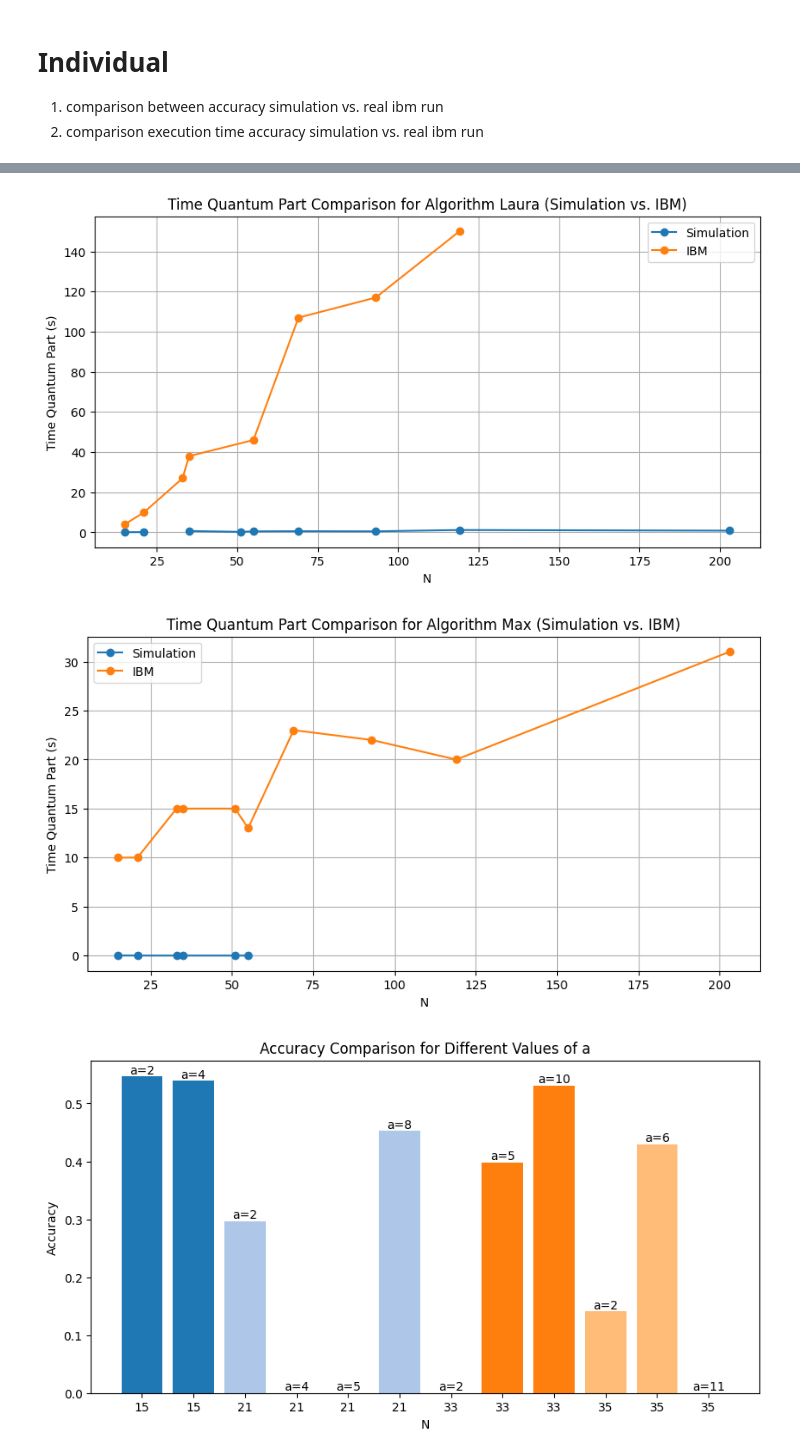
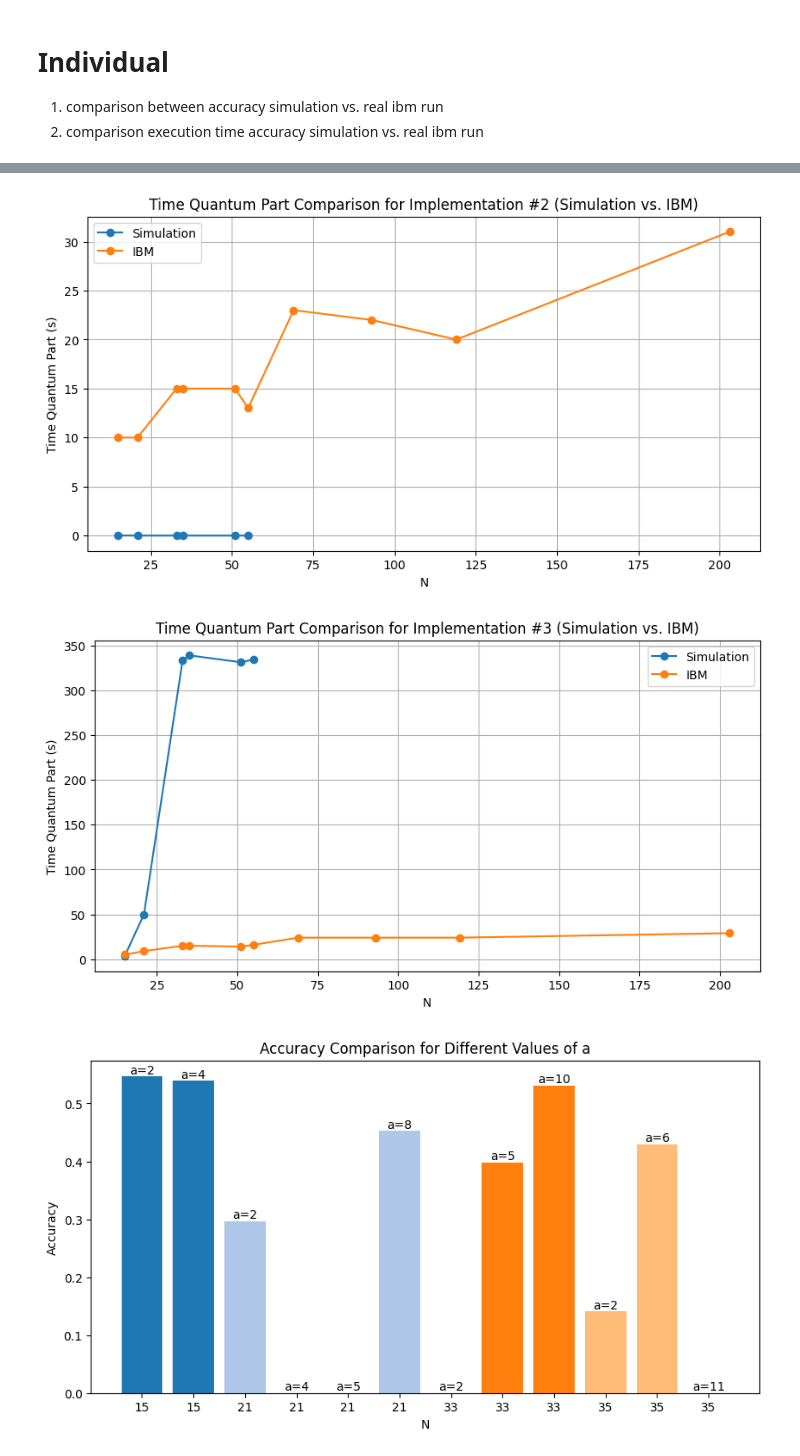
Before and after one commit to ge96lip/Quantum-Computing, a Jupyter notebook: analysis.ipynb, the cells around one changed output, grey strips where cells are left out. Drawn from its saved outputs; the diff is of its cells as text; code cells hidden in the pictures.

```diff
--- a/analysis.ipynb
+++ b/analysis.ipynb
@@ -269,27 +267,17 @@ plt.grid(True)
 # %%
-carlotta_ibm_filtered = carlotta_ibm[(carlotta_ibm['a'] == 2) & (carlotta_ibm['N'] <= 203)]
 laura_ibm_filtered = laura_ibm[(laura_ibm['a'] == 2) & (laura_ibm['N'] <= 203)]
 max_ibm_filtered = max_ibm[(max_ibm['a'] == 2) & (max_ibm['N'] <= 203)]
+carlotta_ibm_filtered = carlotta_ibm[(carlotta_ibm['a'] == 2) & (carlotta_ibm['N'] <= 203)]
 
-carlotta_simulation_filtered = carlotta_simulation[(carlotta_simulation['a'] == 2)]
 laura_simulation_filtered = laura_simulation[(laura_simulation['a'] == 2)]
 max_simulation_filtered = max_simulation[(max_simulation['a'] == 2)]
-
-# Comparison of time quantum part for Mode Simulation vs. IBM for Algorithm Carlotta
-plt.figure(figsize=(10, 5))
-plt.plot(carlotta_simulation_filtered['N'], carlotta_simulation_filtered['time quantum part'], label='Simulation', marker='o')
-plt.plot(carlotta_ibm_filtered['N'], carlotta_ibm_filtered['time quantum part'], label='IBM', marker='o')
-plt.title('Time Quantum Part Comparison for Algorithm Carlotta (Simulation vs. IBM)')
-plt.xlabel('N')
-plt.ylabel('Time Quantum Part (s)')
-plt.legend()
-plt.grid(True)
+carlotta_simulation_filtered = carlotta_simulation[(carlotta_simulation['a'] == 2)]
 
 # Comparison of time quantum part for Mode Simulation vs. IBM for Algorithm Laura
 plt.figure(figsize=(10, 5))
 plt.plot(laura_simulation_filtered['N'], laura_simulation_filtered['time quantum part'], label='Simulation', marker='o')
 plt.plot(laura_ibm_filtered['N'], laura_ibm_filtered['time quantum part'], label='IBM', marker='o')
-plt.title('Time Quantum Part Comparison for Algorithm Laura (Simulation vs. IBM)')
+plt.title('Time Quantum Part Comparison for Implementation #1 (Simulation vs. IBM)')
 plt.xlabel('N')
 plt.ylabel('Time Quantum Part (s)')
 plt.legend()
@@ -299,9 +287,19 @@ plt.grid(True)
 plt.figure(figsize=(10, 5))
 plt.plot(max_simulation_filtered['N'], max_simulation_filtered['time quantum part'], label='Simulation', marker='o')
 plt.plot(max_ibm_filtered['N'], max_ibm_filtered['time quantum part'], label='IBM', marker='o')
-plt.title('Time Quantum Part Comparison for Algorithm Max (Simulation vs. IBM)')
+plt.title('Time Quantum Part Comparison for Implementation #2 (Simulation vs. IBM)')
 plt.xlabel('N')
 plt.ylabel('Time Quantum Part (s)')
 plt.legend()
 plt.grid(True)
+
+# Comparison of time quantum part for Mode Simulation vs. IBM for Algorithm Carlotta
+plt.figure(figsize=(10, 5))
+plt.plot(carlotta_simulation_filtered['N'], carlotta_simulation_filtered['time quantum part'], label='Simulation', marker='o')
+plt.plot(carlotta_ibm_filtered['N'], carlotta_ibm_filtered['time quantum part'], label='IBM', marker='o')
+plt.title('Time Quantum Part Comparison for Implementation #3 (Simulation vs. IBM)')
+plt.xlabel('N')
+plt.ylabel('Time Quantum Part (s)')
+plt.legend()
+plt.grid(True)
 # %% [output]
@@ -309,5 +307,5 @@ plt.grid(True)
-[figure, old version]
+[figure, new version]
-[figure, old version]
+[figure, new version]
 # %%
 # Creating the data frame based on the provided image data
 data = {
```
Also changed, not shown: parts of 10 cells of this notebook.
